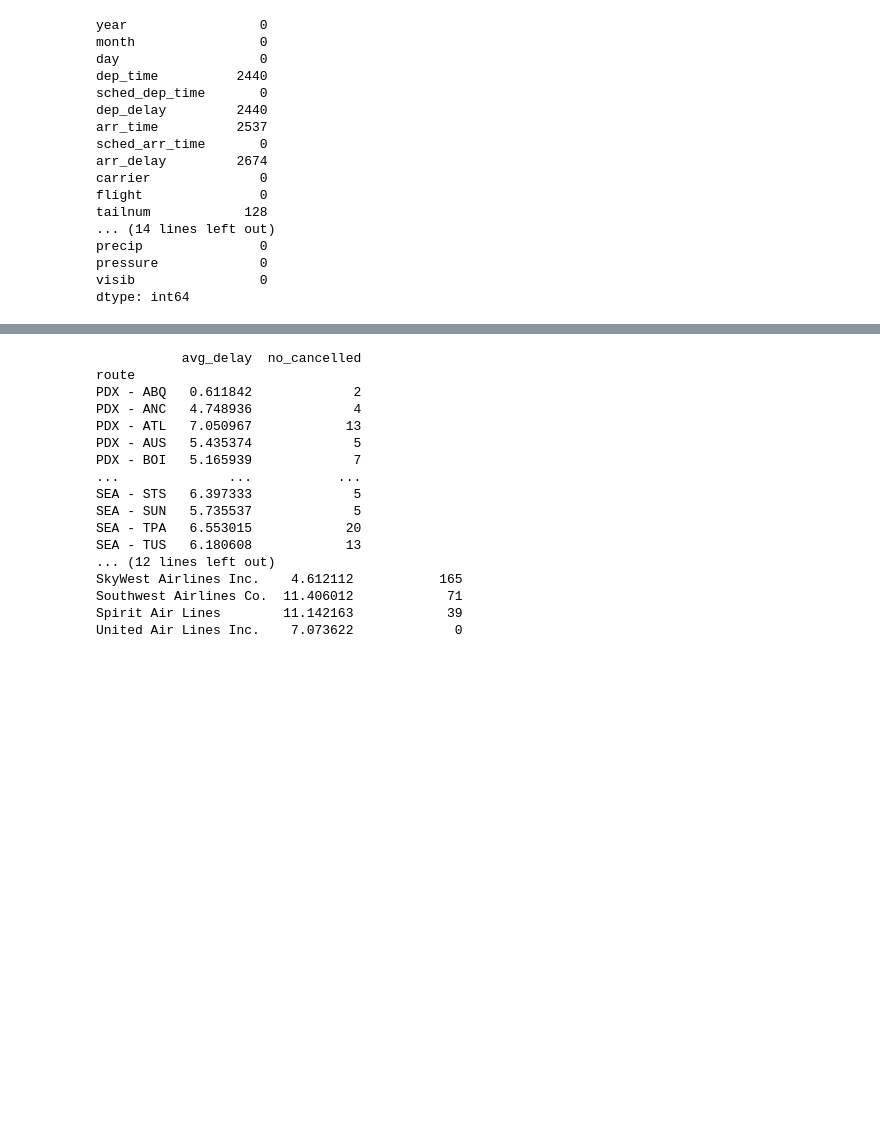
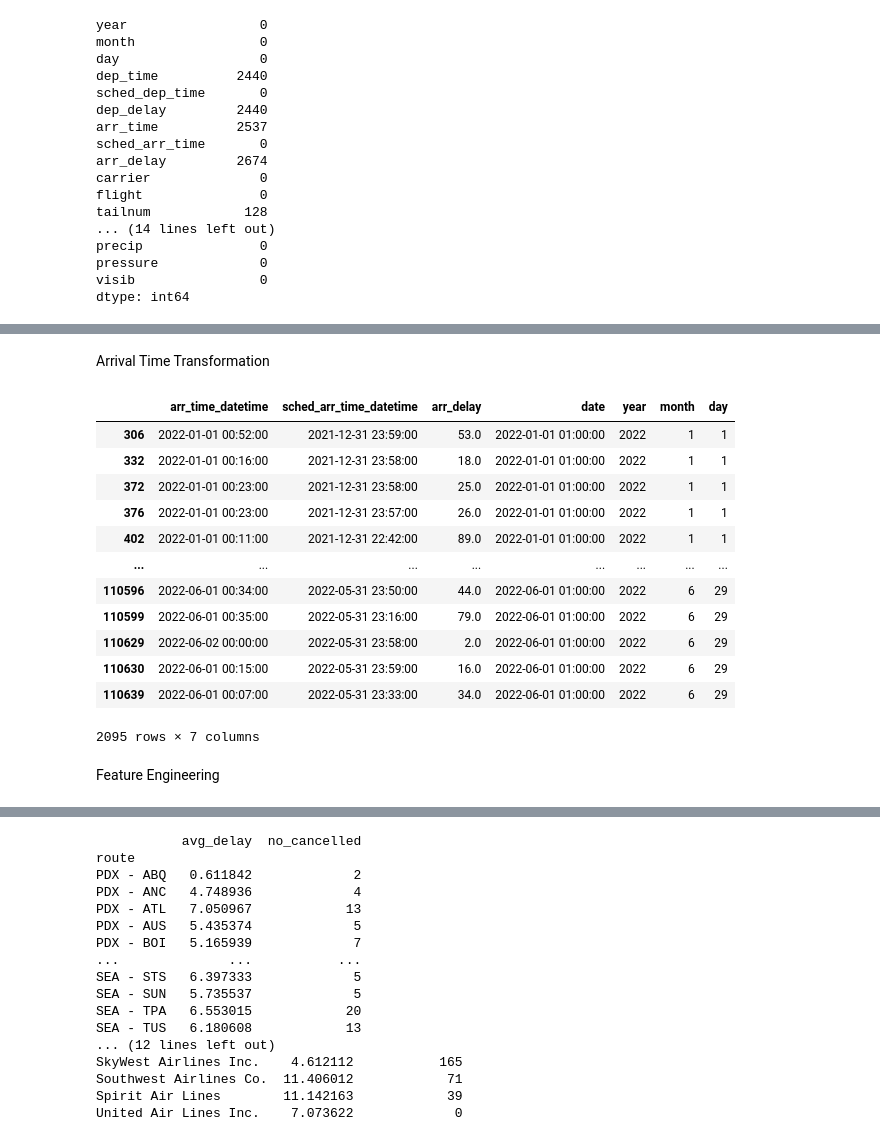
Before and after one commit to hdangle31/DS-Machine-Learning-Flights-2022, a Jupyter notebook: Flights_Project.ipynb, the cells around one changed output, grey strips where cells are left out. Drawn from its saved outputs; the diff is of its cells as text; code cells hidden in the pictures; blank space fills up the shorter version.

```diff
--- a/Flights_Project.ipynb
+++ b/Flights_Project.ipynb
@@ -122,0 +359,20 @@ df
+# %% [markdown]
+Arrival Time Transformation
+# %%
+df[(df['arr_time_datetime'].dt.hour < 1) & (df['arr_delay'] > df['arr_time_datetime'].dt.minute)][['arr_time_datetime', 'sched_arr_time_datetime', 'arr_delay', 'date', 'year', 'month', 'day']]
+# %% [output]
+|  | arr_time_datetime | sched_arr_time_datetime | arr_delay | date | year | month | day |
+| 306 | 2022-01-01 00:52:00 | 2021-12-31 23:59:00 | 53.0 | 2022-01-01 01:00:00 | 2022 | 1 | 1 |
+| 332 | 2022-01-01 00:16:00 | 2021-12-31 23:58:00 | 18.0 | 2022-01-01 01:00:00 | 2022 | 1 | 1 |
+| 372 | 2022-01-01 00:23:00 | 2021-12-31 23:58:00 | 25.0 | 2022-01-01 01:00:00 | 2022 | 1 | 1 |
+| 376 | 2022-01-01 00:23:00 | 2021-12-31 23:57:00 | 26.0 | 2022-01-01 01:00:00 | 2022 | 1 | 1 |
+| 402 | 2022-01-01 00:11:00 | 2021-12-31 22:42:00 | 89.0 | 2022-01-01 01:00:00 | 2022 | 1 | 1 |
+| ... | ... | ... | ... | ... | ... | ... | ... |
+| 110596 | 2022-06-01 00:34:00 | 2022-05-31 23:50:00 | 44.0 | 2022-06-01 01:00:00 | 2022 | 6 | 29 |
+| 110599 | 2022-06-01 00:35:00 | 2022-05-31 23:16:00 | 79.0 | 2022-06-01 01:00:00 | 2022 | 6 | 29 |
+| 110629 | 2022-06-02 00:00:00 | 2022-05-31 23:58:00 | 2.0 | 2022-06-01 01:00:00 | 2022 | 6 | 29 |
+| 110630 | 2022-06-01 00:15:00 | 2022-05-31 23:59:00 | 16.0 | 2022-06-01 01:00:00 | 2022 | 6 | 29 |
+| 110639 | 2022-06-01 00:07:00 | 2022-05-31 23:33:00 | 34.0 | 2022-06-01 01:00:00 | 2022 | 6 | 29 |
+2095 rows × 7 columns
+# %% [markdown]
+Feature Engineering
```
Also changed, not shown: parts of 36 cells of this notebook.
